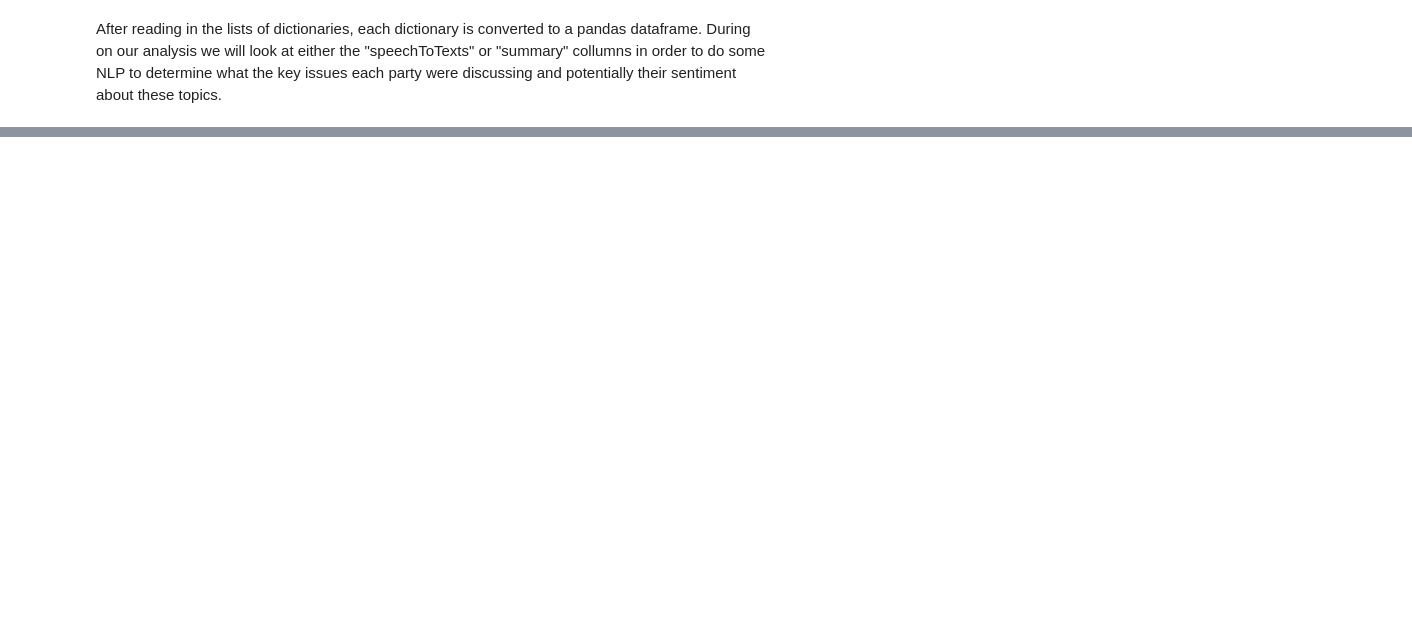
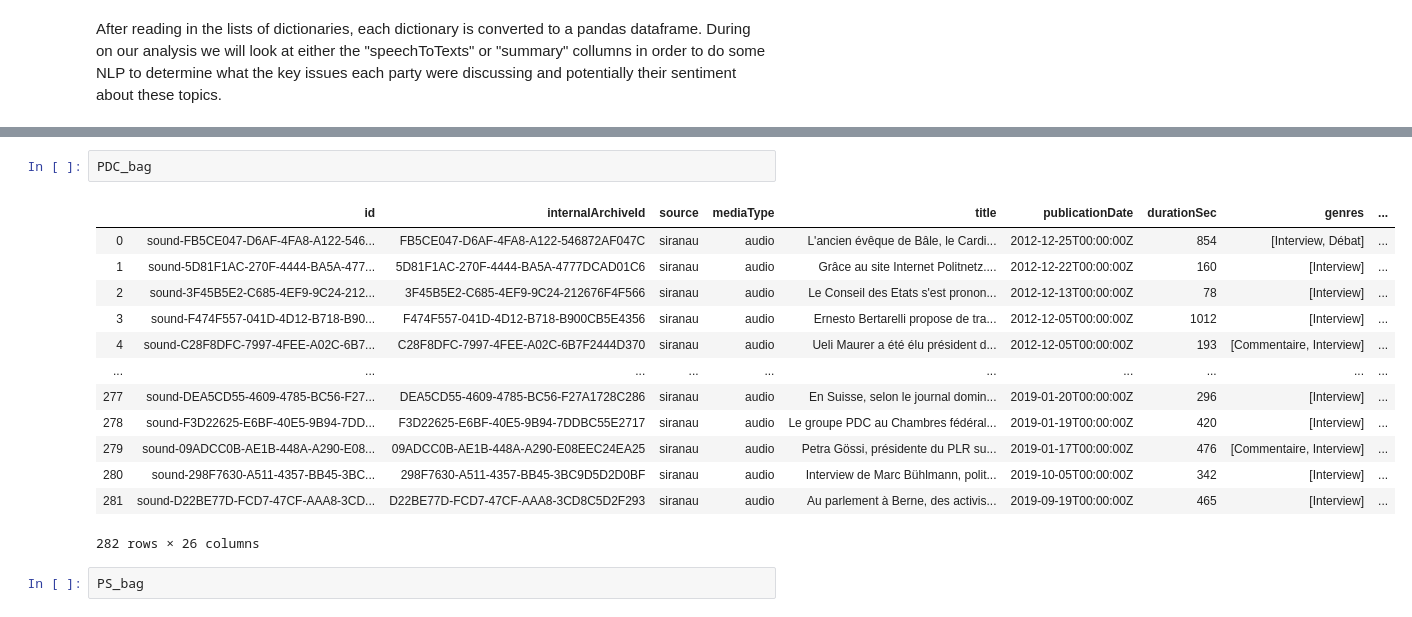
Before and after one commit to ArthurVignon/ADA_project, a Jupyter notebook: RTS_data_preprocessing.ipynb, the cells around one changed output, grey strips where cells are left out. Cells and saved outputs as stored; diff of their text form; blank space fills up the shorter version.

```diff
--- a/RTS_data_preprocessing.ipynb
+++ b/RTS_data_preprocessing.ipynb
@@ -66,0 +164,18 @@ PVL_pandas = pd.DataFrame(PVL_dictionary)
+# %%
+PDC_bag
+# %% [output]
+|  | id | internalArchiveId | source | mediaType | title | publicationDate | durationSec | genres | ... |
+| 0 | sound-FB5CE047-D6AF-4FA8-A122-546... | FB5CE047-D6AF-4FA8-A122-546872AF047C | siranau | audio | L'ancien évêque de Bâle, le Cardi... | 2012-12-25T00:00:00Z | 854 | [Interview, Débat] | ... |
+| 1 | sound-5D81F1AC-270F-4444-BA5A-477... | 5D81F1AC-270F-4444-BA5A-4777DCAD01C6 | siranau | audio | Grâce au site Internet Politnetz.... | 2012-12-22T00:00:00Z | 160 | [Interview] | ... |
+| 2 | sound-3F45B5E2-C685-4EF9-9C24-212... | 3F45B5E2-C685-4EF9-9C24-212676F4F566 | siranau | audio | Le Conseil des Etats s'est pronon... | 2012-12-13T00:00:00Z | 78 | [Interview] | ... |
+| 3 | sound-F474F557-041D-4D12-B718-B90... | F474F557-041D-4D12-B718-B900CB5E4356 | siranau | audio | Ernesto Bertarelli propose de tra... | 2012-12-05T00:00:00Z | 1012 | [Interview] | ... |
+| 4 | sound-C28F8DFC-7997-4FEE-A02C-6B7... | C28F8DFC-7997-4FEE-A02C-6B7F2444D370 | siranau | audio | Ueli Maurer a été élu président d... | 2012-12-05T00:00:00Z | 193 | [Commentaire, Interview] | ... |
+| ... | ... | ... | ... | ... | ... | ... | ... | ... | ... |
+| 277 | sound-DEA5CD55-4609-4785-BC56-F27... | DEA5CD55-4609-4785-BC56-F27A1728C286 | siranau | audio | En Suisse, selon le journal domin... | 2019-01-20T00:00:00Z | 296 | [Interview] | ... |
+| 278 | sound-F3D22625-E6BF-40E5-9B94-7DD... | F3D22625-E6BF-40E5-9B94-7DDBC55E2717 | siranau | audio | Le groupe PDC au Chambres fédéral... | 2019-01-19T00:00:00Z | 420 | [Interview] | ... |
+| 279 | sound-09ADCC0B-AE1B-448A-A290-E08... | 09ADCC0B-AE1B-448A-A290-E08EEC24EA25 | siranau | audio | Petra Gössi, présidente du PLR su... | 2019-01-17T00:00:00Z | 476 | [Commentaire, Interview] | ... |
+| 280 | sound-298F7630-A511-4357-BB45-3BC... | 298F7630-A511-4357-BB45-3BC9D5D2D0BF | siranau | audio | Interview de Marc Bühlmann, polit... | 2019-10-05T00:00:00Z | 342 | [Interview] | ... |
+| 281 | sound-D22BE77D-FCD7-47CF-AAA8-3CD... | D22BE77D-FCD7-47CF-AAA8-3CD8C5D2F293 | siranau | audio | Au parlement à Berne, des activis... | 2019-09-19T00:00:00Z | 465 | [Interview] | ... |
+282 rows × 26 columns
+# %%
+PS_bag
```
Also changed, not shown: parts of 16 cells of this notebook.
